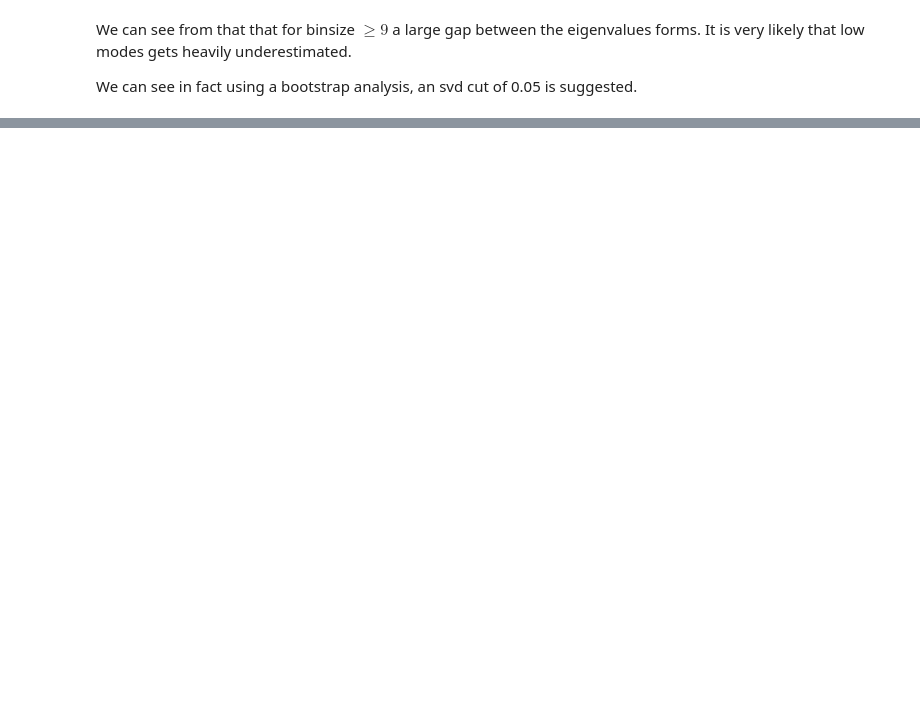
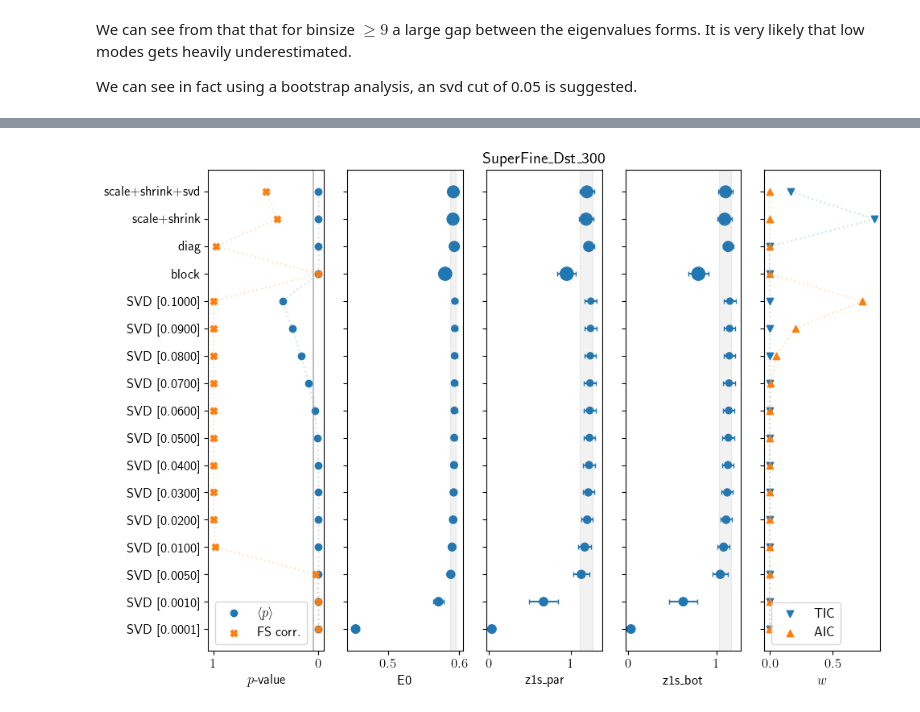
Before and after one commit to pietro-butti/B2heavy, a Jupyter notebook: notebooks/how_to_treat_correlation.ipynb, the cells around one changed output, grey strips where cells are left out. Saved outputs shown, nothing was run; the diff lists cells and outputs as text; code cells hidden in the pictures; blank space fills up the shorter version.

```diff
--- a/notebooks/how_to_treat_correlation.ipynb
+++ b/notebooks/how_to_treat_correlation.ipynb
@@ -199,0 +170,11 @@ pd.DataFrame(r)
+# %%
+# ------------ SVD CUTS ---------------
+svds = np.concatenate([
+    [0.0001,0.001,0.005],np.linspace(0.01,0.1,10)],
+)
+
+for svd in svds:
+    print(f'------ {svd} ------')
+    fit = stag.fit(3,TRANGE, priors=pr, cutsvd=svd)
+    res = stag.fit_result(3,TRANGE, error=True,verbose=False, priors=fit.prior)
+    fits[f'SVD [{svd:.4f}]'] = {'fit': fit,'res': res}
@@ -199,0 +200,8 @@ pd.DataFrame(r)
+# %%
+Npar3 = len(np.concatenate([pr[k] for k in pr]))
+Ncut = stag.Nt - (max(TRANGE)-min(TRANGE))
+# %%
+#aic = chiaug + 2k + 2Ncut
+
+norm_tic = sum([np.exp(-(fits[k]['res']['chi2aug'] - 2*fits[k]['res']['chiexp'])/2) for k in fits])
+norm_aic = sum([np.exp(-(fits[k]['res']['chi2aug'] + 2*Npar3 + 2*Ncut)/2) for k in fits])
@@ -199,0 +267,49 @@ pd.DataFrame(r)
+# %%
+OBS = ['E0', 'z1s_par', 'z1s_bot']#, 'zd_par', 'zd_bot']
+
+
+fig,ax = plt.subplots(1,len(OBS)+2 , figsize=(10,7), sharey=True)
+
+N = df.shape[0]
+
+
+# p-values
+ax[0].scatter(df['p-value'],range(N),label=r'$\langle p \rangle$',marker='o')
+ax[0].plot(df['p-value'],range(N),alpha=0.2,linestyle=':')
+ax[0].scatter(df['p-standard'],range(N),label=r'FS corr.',marker='X')
+ax[0].plot(df['p-standard'],range(N),alpha=0.2,linestyle=':')
+ax[0].set_yticks(range(N),labels=df.index)
+ax[0].invert_xaxis()
+ax[0].legend()
+ax[0].axvline(0.05,color='gray',alpha=0.5)
+ax[0].set_xlabel(r'$p$-value')
+
+# Central plot
+norm_chiexp = df['chi_exp'].sum()
+off = 1
+for i,cx in enumerate(OBS):
+    m_av = (df['TIC']*df[cx]).sum()
+
+    obs = df[cx].values
+    sz = df['chi_exp'].values/norm_chiexp * 1000
+    ax[off+i].scatter(gv.mean(obs),range(N), marker='o', s=sz)
+    ax[off+i].errorbar(gv.mean(obs),range(N),xerr=(gv.sdev(obs)), fmt=',',capsize=2.5)
+    ax[off+i].set_xlabel(cx)
+    ax[off+i].axvspan(m_av.mean-m_av.sdev,m_av.mean+m_av.sdev,color='gray',alpha=0.1)
+
+
+# model average
+ax[-1].plot(df['TIC'],range(N),alpha=0.2,linestyle=':')
+ax[-1].scatter(df['TIC'],range(N),label='TIC',marker='v')
+ax[-1].plot(df['AIC'],range(N),alpha=0.2,linestyle=':')
+ax[-1].scatter(df['AIC'],range(N),label='AIC',marker='^')
+ax[-1].legend()
+ax[-1].set_xlabel(r'$w$')
+
+
+ax[2].set_title(f'{ENSEMBLE}_Dst_{MOMENTUM}')
+plt.tight_layout()
+
+plt.savefig(f'/Users/pietro/Desktop/{ENSEMBLE}_Dst_{MOMENTUM}_comparison.pdf')
+# %% [output]
+[figure, added]
```
Also changed, not shown: parts of 25 cells of this notebook, 15 other files.
